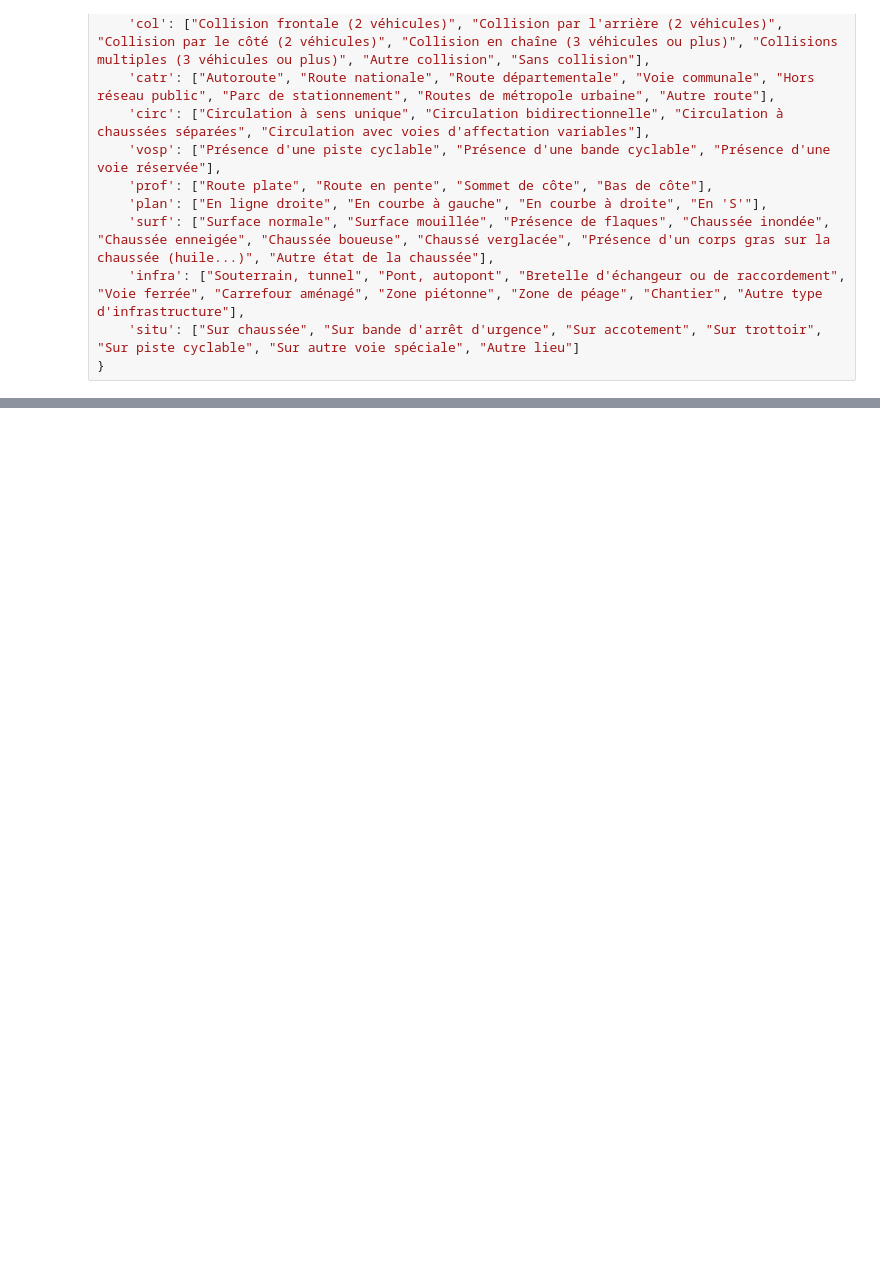
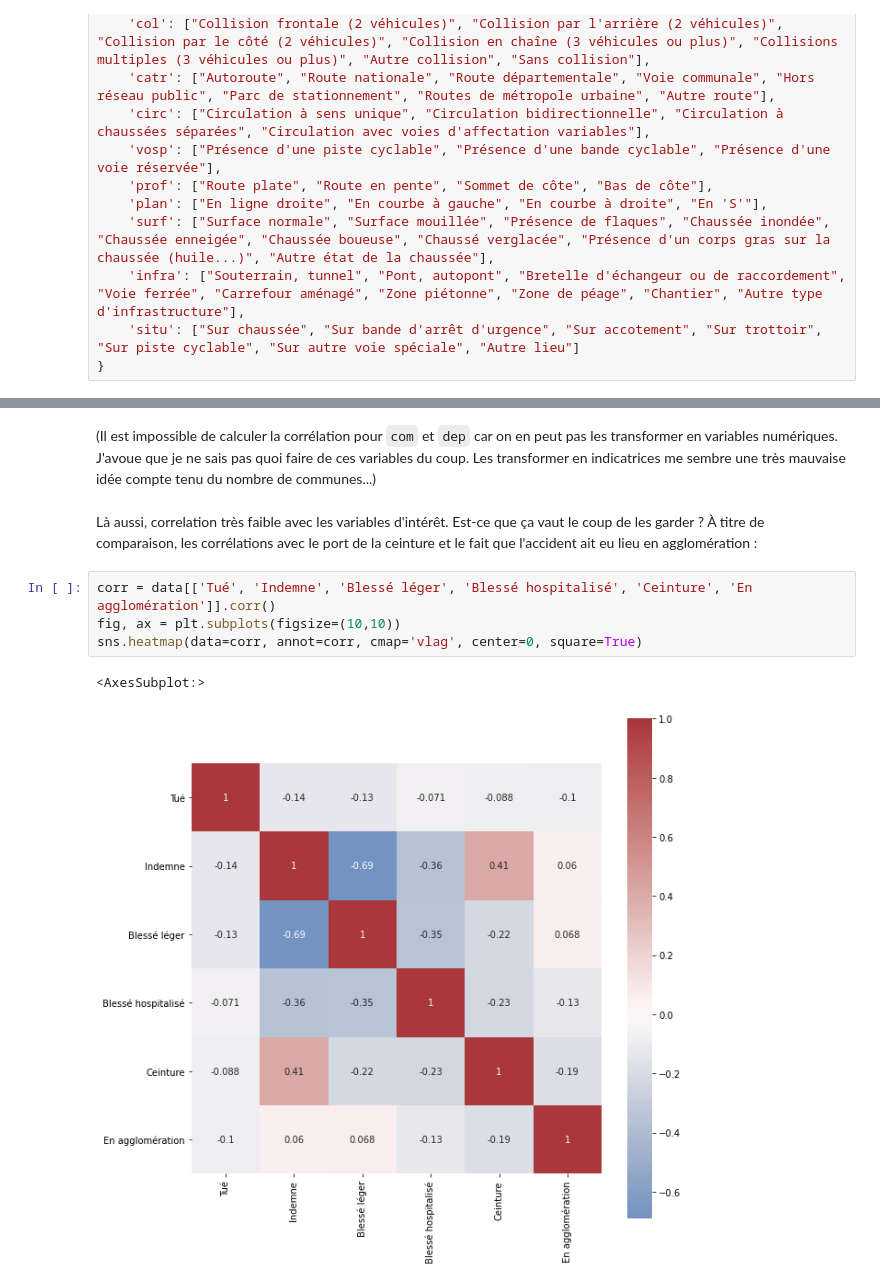
Before and after one commit to erwan-auchere/Projet-Python, a Jupyter notebook: conversion-variables.ipynb, the cells around one changed output, grey strips where cells are left out. Saved outputs shown, nothing was run; the diff lists cells and outputs as text; blank space fills up the shorter version.

```diff
--- a/conversion-variables.ipynb
+++ b/conversion-variables.ipynb
@@ -102,0 +183,11 @@ Il faut encore gérer les variables non-catégorielles : `an_naiss`, `jour`, `mo
+# %% [markdown]
+(Il est impossible de calculer la corrélation pour `com` et `dep` car on en peut pas les transformer en variables numériques. J'avoue que je ne sais pas quoi faire de ces variables du coup. Les transformer en indicatrices me sembre une très mauvaise idée compte tenu du nombre de communes...)
+# %% [markdown]
+Là aussi, correlation très faible avec les variables d'intérêt. Est-ce que ça vaut le coup de les garder ? À titre de comparaison, les corrélations avec le port de la ceinture et le fait que l'accident ait eu lieu en agglomération :
+# %%
+corr = data[['Tué', 'Indemne', 'Blessé léger', 'Blessé hospitalisé', 'Ceinture', 'En agglomération']].corr()
+fig, ax = plt.subplots(figsize=(10,10))
+sns.heatmap(data=corr, annot=corr, cmap='vlag', center=0, square=True)
+# %% [output]
+<AxesSubplot:>
+[figure, added]
```
Also changed, not shown: parts of 35 cells of this notebook, 1 other file.
